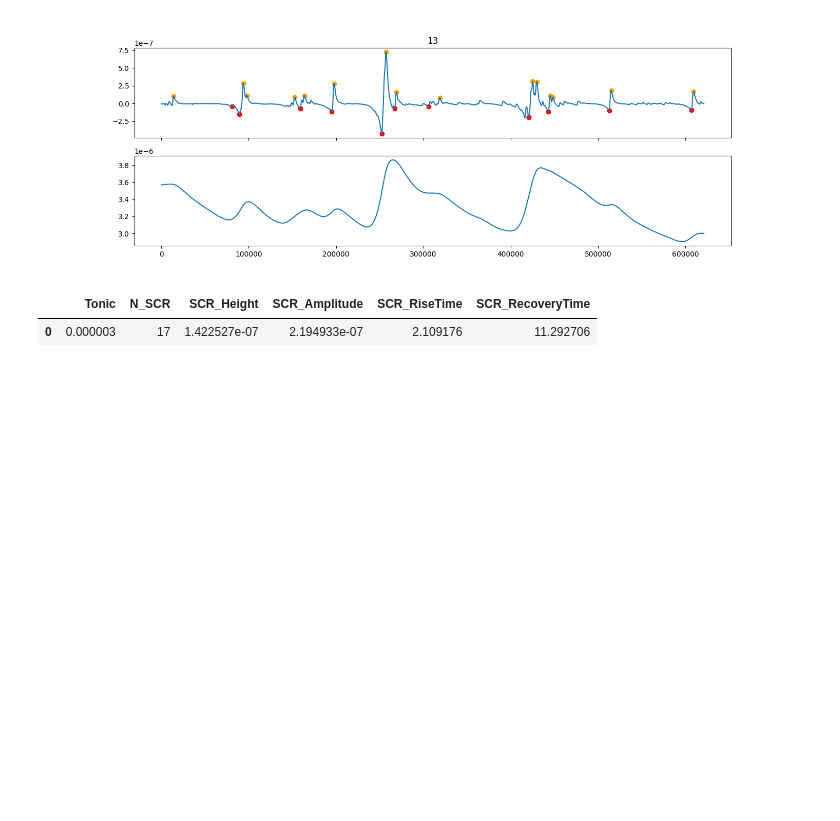
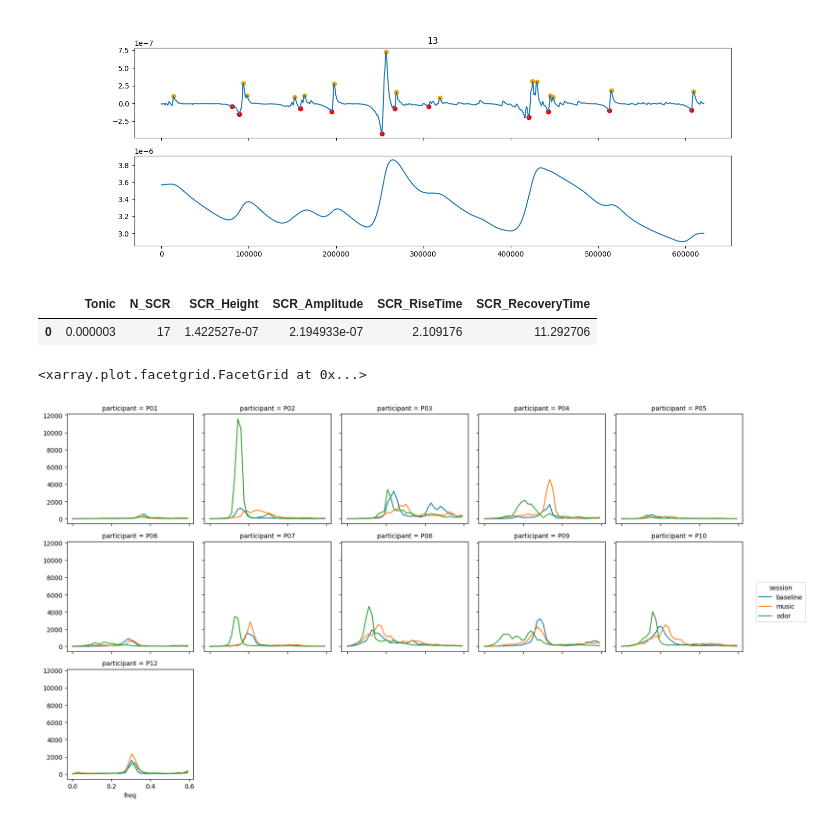
Before and after one commit to ValentinGhibaudo/Emosens_3, a Jupyter notebook: sandbox.ipynb, the cells around one changed output. Cells and saved outputs as stored; diff of their text form; code cells hidden in the pictures; blank space fills up the shorter version.

```diff
--- a/sandbox.ipynb
+++ b/sandbox.ipynb
@@ -326,3 +326,22 @@ metrics
 # %% [output]
 |  | Tonic | N_SCR | SCR_Height | SCR_Amplitude | SCR_RiseTime | SCR_RecoveryTime |
 | 0 | 0.000003 | 17 | 1.422527e-07 | 2.194933e-07 | 2.109176 | 11.292706 |
+# %%
+da_resp = None
+rows = []
+for run_key in run_keys:
+    participant, session = run_key.split('_')
+    resp = convert_vhdr_job.get(run_key)['raw'].loc['RespiNasale',:600].values
+    f, Pxx = gh.spectre(resp, 1000, 0.08)
+    if da_resp is None:
+        da_resp = init_nan_da({'participant':subject_keys, 'session':session_keys, 'freq':f})
+    da_resp.loc[participant, session, : ] = Pxx
+    rows.append([participant,
+                 session,
+                 float(da_resp.loc[participant, session , 0.05 : 0.6].max()),
+                 float(da_resp.loc[participant, session , 0.05 : 0.6].idxmax())])
+# %%
+da_resp.sel(freq = slice(0, 0.6)).plot.line(x='freq', hue = 'session', col = 'participant', col_wrap = 5)
+# %% [output]
+<xarray.plot.facetgrid.FacetGrid at 0x...>
+[figure, added]
```
Also changed, not shown: parts of 4 cells of this notebook, 2 other files.
